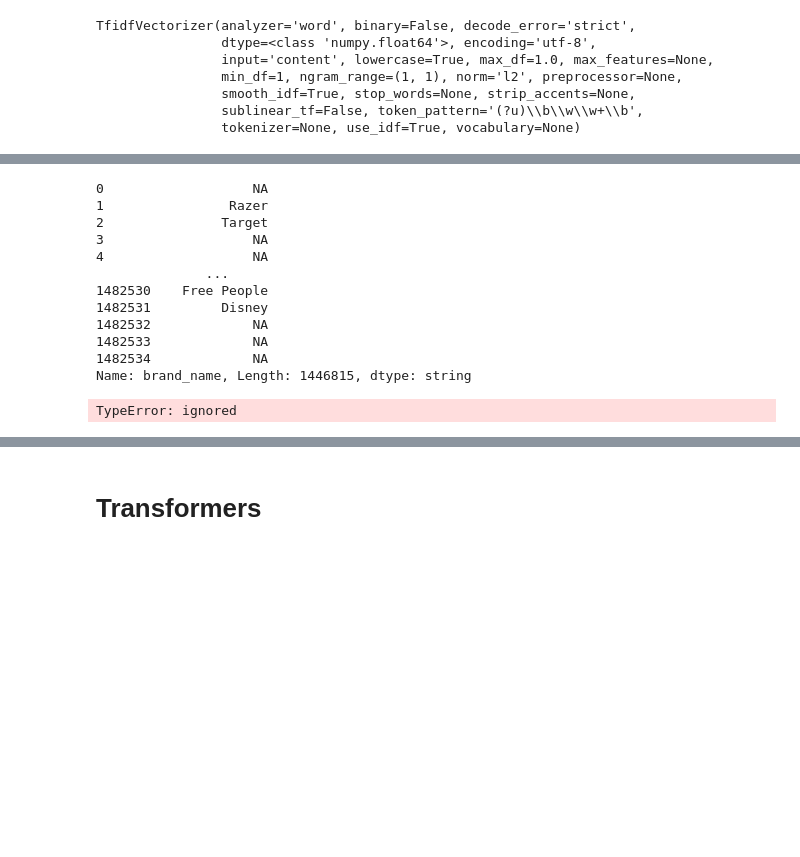
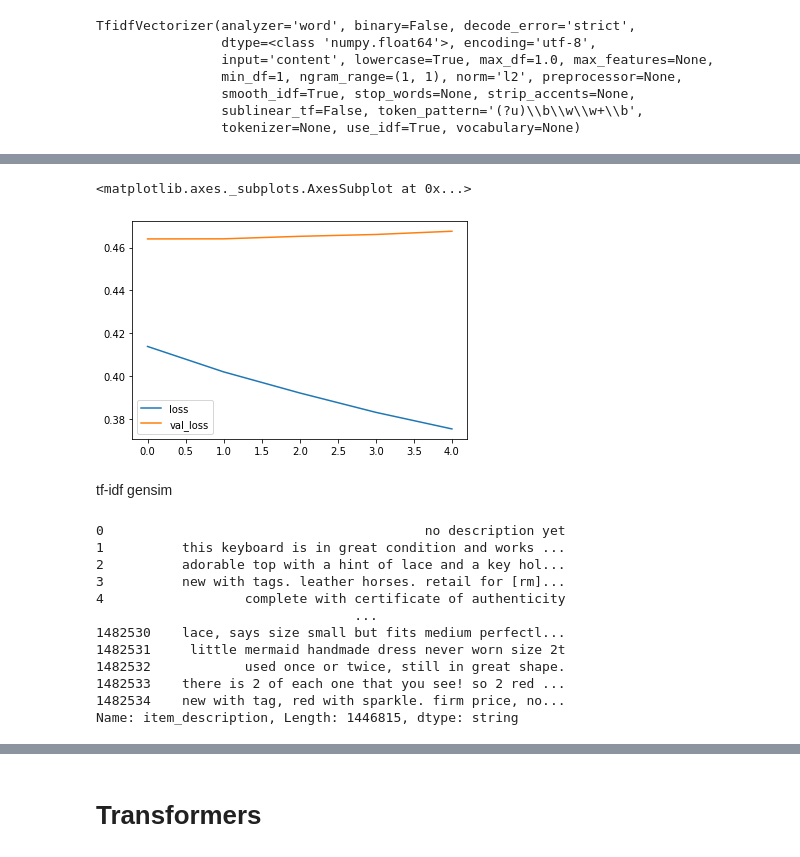
Before and after one commit to rpo19/MercariPriceSuggestionChallenge, a Jupyter notebook: MercariPrice1.ipynb, the cells around one changed output, grey strips where cells are left out. Cells and saved outputs as stored; diff of their text form; code cells hidden in the pictures; blank space fills up the shorter version.

```diff
--- a/MercariPrice1.ipynb
+++ b/MercariPrice1.ipynb
@@ -1004,10 +1152,8 @@ model.compile(loss = root_mean_squared_logarithmic_error, optimizer='adam', metr
 # %%
-
-
-history = model.fit(x=[tfidf_name_train, tfidf_description_train], y=y_train_cvec,
+history = model.fit(x=[new_tfidf_name_train, new_tfidf_description_train], y=y_train_cvec,
                     epochs=5,
                     verbose=True,
-                    validation_data=([tfidf_name_validation, tfidf_description_validation], y_validation_cvec),
+                    validation_data=([new_tfidf_name_validation, new_tfidf_description_validation], y_validation_cvec),
                     batch_size=512)
 # %% [output]
 Epoch 1/5
@@ -1036,0 +1169,6 @@ data.head(9)
+# %%
+history2 = model.fit(x=[new_tfidf_name_train, new_tfidf_description_train], y=y_train_cvec,
+                    epochs=5,
+                    verbose=True,
+                    validation_data=([new_tfidf_name_validation, new_tfidf_description_validation], y_validation_cvec),
+                    batch_size=512)
@@ -1036,0 +1186,9 @@ data.head(9)
+# %%
+histdf = pd.DataFrame(history2.history)
+# %%
+histdf.plot(y=["loss", "val_loss"])
+# %% [output]
+<matplotlib.axes._subplots.AxesSubplot at 0x...>
+[figure, added]
+# %% [markdown]
+tf-idf gensim
@@ -1037,27 +1200,15 @@ data.head(9)
 # %%
-data["brand_name"]
+data["item_description"]
 # %% [output]
-0                   NA
-1                Razer
-2               Target
-3                   NA
-4                   NA
-              ...
-1482530    Free People
-1482531         Disney
-1482532             NA
-1482533             NA
-1482534             NA
-Name: brand_name, Length: 1446815, dtype: string
+0                                         no description yet
+1          this keyboard is in great condition and works ...
+2          adorable top with a hint of lace and a key hol...
+3          new with tags. leather horses. retail for [rm]...
+4                  complete with certificate of authenticity
+                                 ...
+1482530    lace, says size small but fits medium perfectl...
+1482531     little mermaid handmade dress never worn size 2t
+1482532            used once or twice, still in great shape.
+1482533    there is 2 of each one that you see! so 2 red ...
+1482534    new with tag, red with sparkle. firm price, no...
+Name: item_description, Length: 1446815, dtype: string
-# %%
-import gensim.downloader as api
-from gensim.models import TfidfModel
-from gensim.corpora import Dictionary
-
-dct = Dictionary(data["brand_name"].values)  # fit dictionary
-corpus = [dct.doc2bow(line) for line in dataset]  # convert corpus to BoW format
-
-model = TfidfModel(corpus)  # fit model
-vector = model[corpus[0]]  # apply model to the first corpus document
-# %% [output]
-TypeError: ignored
```
Also changed, not shown: parts of 80 cells of this notebook.
